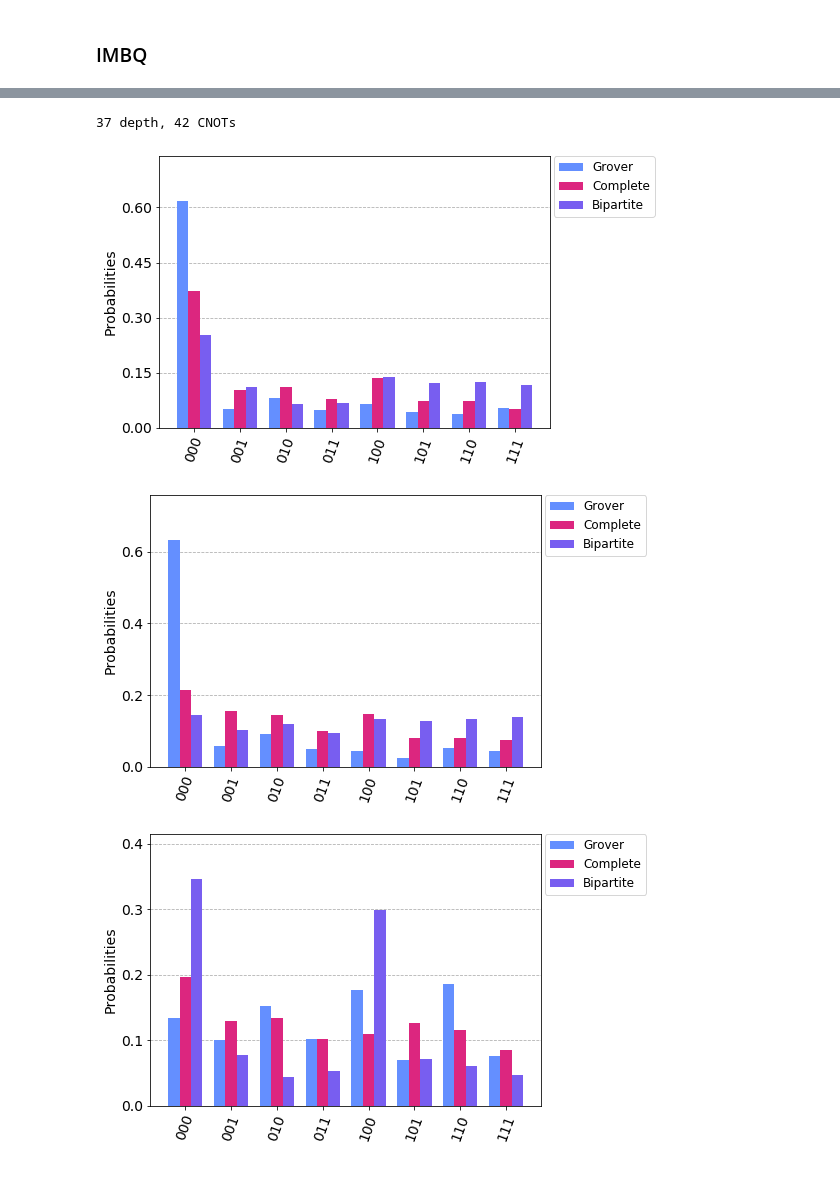
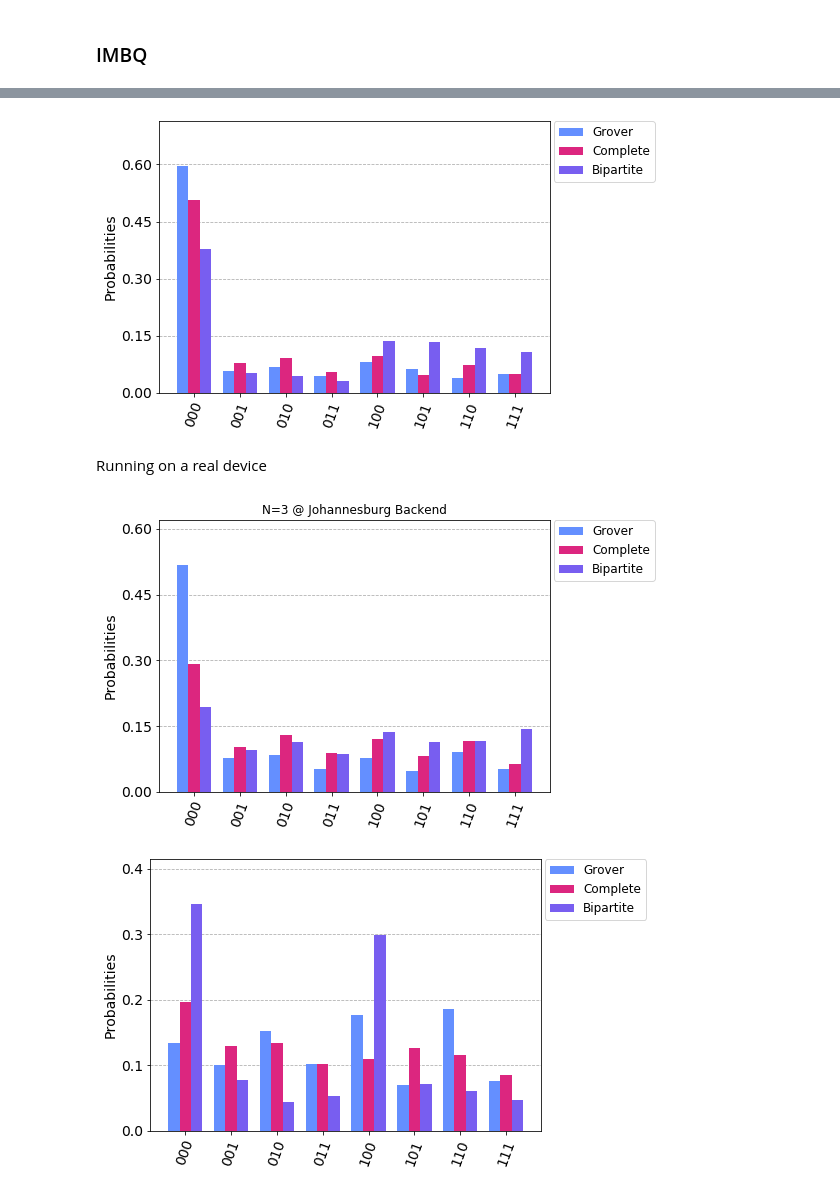
Before and after one commit to JaimePSantos/Dissertation-Tex-Code, a Jupyter notebook: Coding/Qiskit/Grover Search/allSearch.ipynb, the cells around one changed output, grey strips where cells are left out. Cells and saved outputs as stored; diff of their text form; code cells hidden in the pictures.

```diff
--- a/Coding/Qiskit/Grover Search/allSearch.ipynb
+++ b/Coding/Qiskit/Grover Search/allSearch.ipynb
@@ -243,7 +214,8 @@ simulator = Aer.get_backend('qasm_simulator')
 N2 = 3
 n2 = N2-1
 qcGNoise = grover2([0],N2,1)
-qcGNoise = transpile(qcGNoise,basis_gates=['cx','u3'],backend=deviceBackend,optimization_level=3)
 # print("%d depth, %d CNOTs" % (qcGNoise.depth(), qcGNoise.count_ops().get('cx')))
-print("%d depth, %d CNOTs" % (qcGNoise.depth(), qcGNoise.count_ops().get('cx')))
+# qcGNoise = transpile(qcGNoise,basis_gates=basisGatesD,backend=deviceBackend,optimization_level=3,layout_method='noise_adaptive',seed_transpiler=15)
+# print("%d depth, %d CNOTs" % (qcGNoise.depth(), qcGNoise.count_ops().get('cx')))
 # print(qcGNoise.count_ops())
+circsG =  transpile([qcGNoise]*100,basis_gates=basisGatesD,backend=deviceBackend,optimization_level=3,layout_method='noise_adaptive',seed_transpiler=15)
@@ -258,0 +222,10 @@ NameError: name 'phase' is not defined
+# %%
+qcCNoise = runWalkComplete2([0],N2,2)
+print("%d depth, %d CNOTs" % (qcCNoise.depth(), qcCNoise.count_ops()['cx']))
+
+# qcCNoise = transpile(qcCNoise,basis_gates=basisGatesD,backend=deviceBackend,optimization_level=3,layout_method='noise_adaptive',seed_transpiler=8)
+
+
+# print("%d depth, %d CNOTs" % (qcCNoise.depth(), qcCNoise.count_ops()['cx']))
+
+circuitsC = transpile([qcCNoise]*100,basis_gates=basisGatesD,backend=deviceBackend,optimization_level=3,layout_method='noise_adaptive',seed_transpiler=8)
@@ -259,9 +251,8 @@ NameError: name 'phase' is not defined
 # %%
 qcBNoise = runWalkBipartite2([0],N2,n2,2)
-qcBNoise = transpile(qcBNoise,basis_gates=['cx','u3'],backend=simulator,optimization_level=3)
-print("%d depth, %d CNOTs" % (qcBNoise.depth(), qcCNoise.count_ops()['cx']))
+# qcBNoise = transpile(qcBNoise,basis_gates=basisGatesD,backend=deviceBackend,optimization_level=3,layout_method='noise_adaptive',seed_transpiler=0)
+# print("%d depth, %d CNOTs" % (qcBNoise.depth(), qcBNoise.count_ops()['cx']))
+circuitsB = transpile([qcBNoise]*100,basis_gates=basisGatesD,backend=deviceBackend,optimization_level=3,layout_method='noise_adaptive',seed_transpiler=0)
-# %% [output]
-37 depth, 42 CNOTs
 # %%
 resultNoiseG = execute(qcGNoise,simulator,noise_model=noiseModel,coupling_map=couplingMap,basis_gates=basisGates).result()
 countsNoiseG = resultNoiseG.get_counts(qcGNoise)
@@ -277,19 +268,21 @@ countsNoiseB = resultNoiseB.get_counts(qcBNoise)
 # %%
 plot_histogram([countsNoiseG,countsNoiseC,countsNoiseB],legend=['Grover', 'Complete','Bipartite'],bar_labels=False)
 # %% [output]
-[figure, old version]
+[figure, new version]
+# %% [markdown]
+Running on a real device
 # %%
-resultGrover5 = run(qcGNoise,leastBusyBackend)
-resultComplete5 = run(qcCNoise, leastBusyBackend)
-resultBipartite5 = run(qcBNoise,leastBusyBackend)
+resultGrover5 = run(circsG,leastBusyBackend,shots=8000)
+resultComplete5 = run(circuitsC, leastBusyBackend,shots=8000)
+resultBipartite5 = run(circuitsB,leastBusyBackend,shots=8000)
 # %%
 countsGrover5 = getJobCounts(resultGrover5,leastBusyBackend)
 countsComplete5 = getJobCounts(resultComplete5,leastBusyBackend)
 countsBipartite5 = getJobCounts(resultBipartite5,leastBusyBackend)
 # %%
-plot_histogram([countsGrover5,countsComplete5,countsBipartite5],legend=['Grover', 'Complete','Bipartite'],bar_labels=False)
+plot_histogram([countsGrover5,countsComplete5,countsBipartite5],legend=['Grover', 'Complete','Bipartite'],bar_labels=False,title='N=3 @ Johannesburg Backend')
 # %% [output]
-[figure, old version]
+[figure, new version]
 # %%
 countsGrover4 = getJob('5f1def584464cc001b7da5de',provider,leastBusyBackend)
 countsComplete4 = getJob('5f1def563d07a00015d614d0',provider,leastBusyBackend)
```
Also changed, not shown: parts of 36 cells of this notebook.
